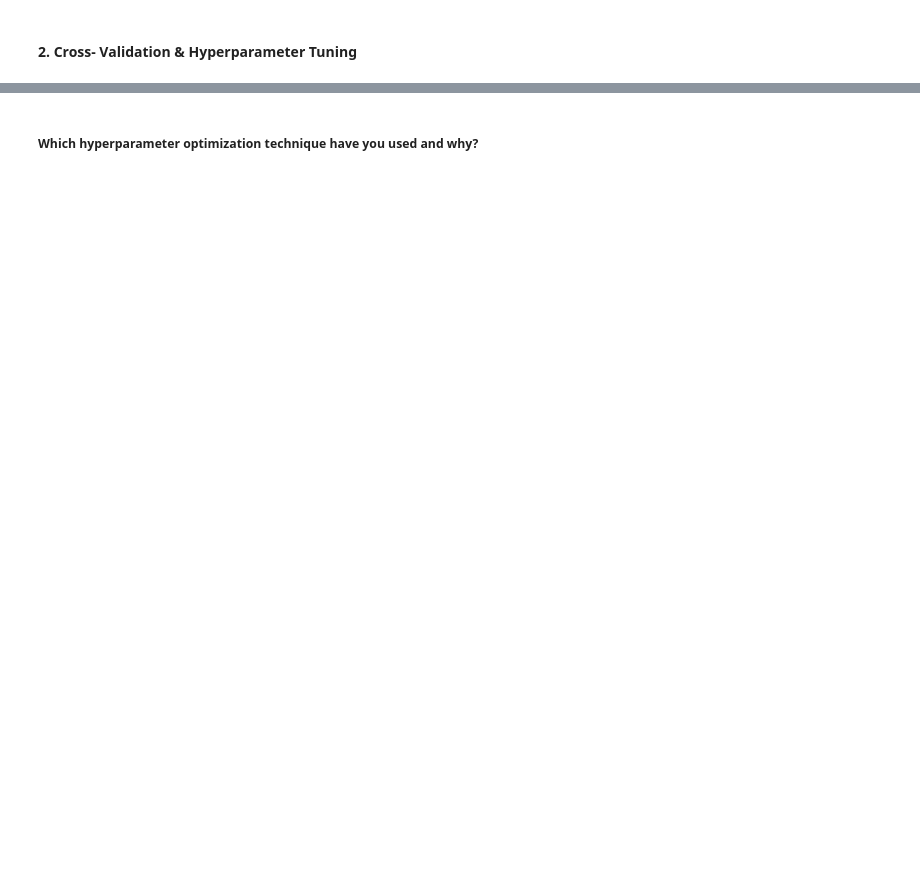
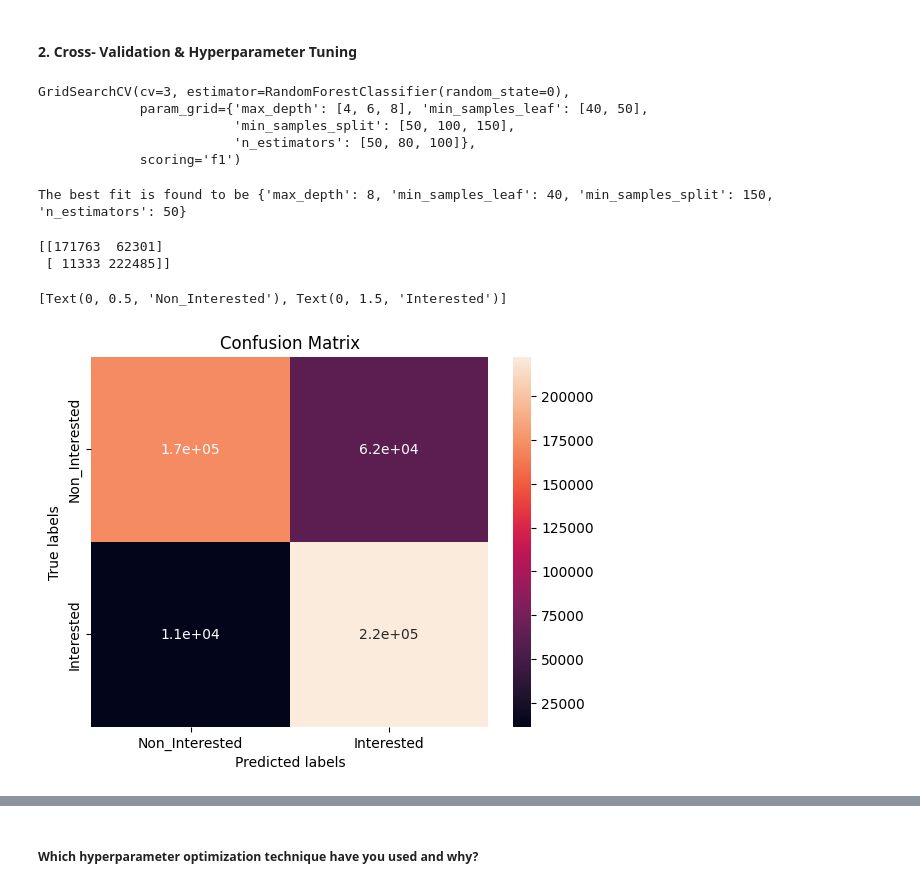
Before and after one commit to saidul-mondal-au7/health_insurance_cross_sell_prediction, a Jupyter notebook: health_insurance_cross_sell_prediction.ipynb, the cells around one changed output, grey strips where cells are left out. Drawn from its saved outputs; the diff is of its cells as text; code cells hidden in the pictures; blank space fills up the shorter version.

```diff
--- a/health_insurance_cross_sell_prediction.ipynb
+++ b/health_insurance_cross_sell_prediction.ipynb
@@ -1376,0 +1488,49 @@ The ROC AUC score is 88%.
+# %%
+# ML Model - 3 Implementation with hyperparameter optimization techniques (i.e., RandomForestCV)
+# random forest model
+randomForest = RandomForestClassifier(random_state=0)
+parameters = {'n_estimators':[50,80,100],'max_depth':[4,6,8],
+             'min_samples_split':[50,100,150],
+             'min_samples_leaf':[40,50]
+             }
+# Fit the Algorithm
+rf_grid= GridSearchCV(randomForest, parameters, scoring='f1', cv=3)
+rf_grid.fit(X_train,y_train)
+# %% [output]
+GridSearchCV(cv=3, estimator=RandomForestClassifier(random_state=0),
+             param_grid={'max_depth': [4, 6, 8], 'min_samples_leaf': [40, 50],
+                         'min_samples_split': [50, 100, 150],
+                         'n_estimators': [50, 80, 100]},
+             scoring='f1')
+# %%
+# model best parameters
+print(f'The best fit is found to be {rf_grid.best_params_}')
+# %% [output]
+The best fit is found to be {'max_depth': 8, 'min_samples_leaf': 40, 'min_samples_split': 150, 'n_estimators': 50}
+# %%
+# Predict on the model
+# Making predictions on train and test data
+train_class_preds = rf_grid.predict(X_train)
+test_class_preds = rf_grid.predict(X_test)
+# %%
+# Visualizing evaluation Metric Score chart
+# Get the confusion matrix for train
+
+labels = ['Non_Interested', 'Interested']
+cm = confusion_matrix(y_train, train_class_preds)
+print(cm)
+
+ax= plt.subplot()
+sns.heatmap(cm, annot=True, ax = ax) #annot=True to annotate cells
+
+# labels, title and ticks
+ax.set_xlabel('Predicted labels')
+ax.set_ylabel('True labels')
+ax.set_title('Confusion Matrix')
+ax.xaxis.set_ticklabels(labels)
+ax.yaxis.set_ticklabels(labels)
+# %% [output]
+[[171763  62301]
+ [ 11333 222485]]
+[Text(0, 0.5, 'Non_Interested'), Text(0, 1.5, 'Interested')]
+[figure, added]
```
Also changed, not shown: parts of 21 cells of this notebook.
